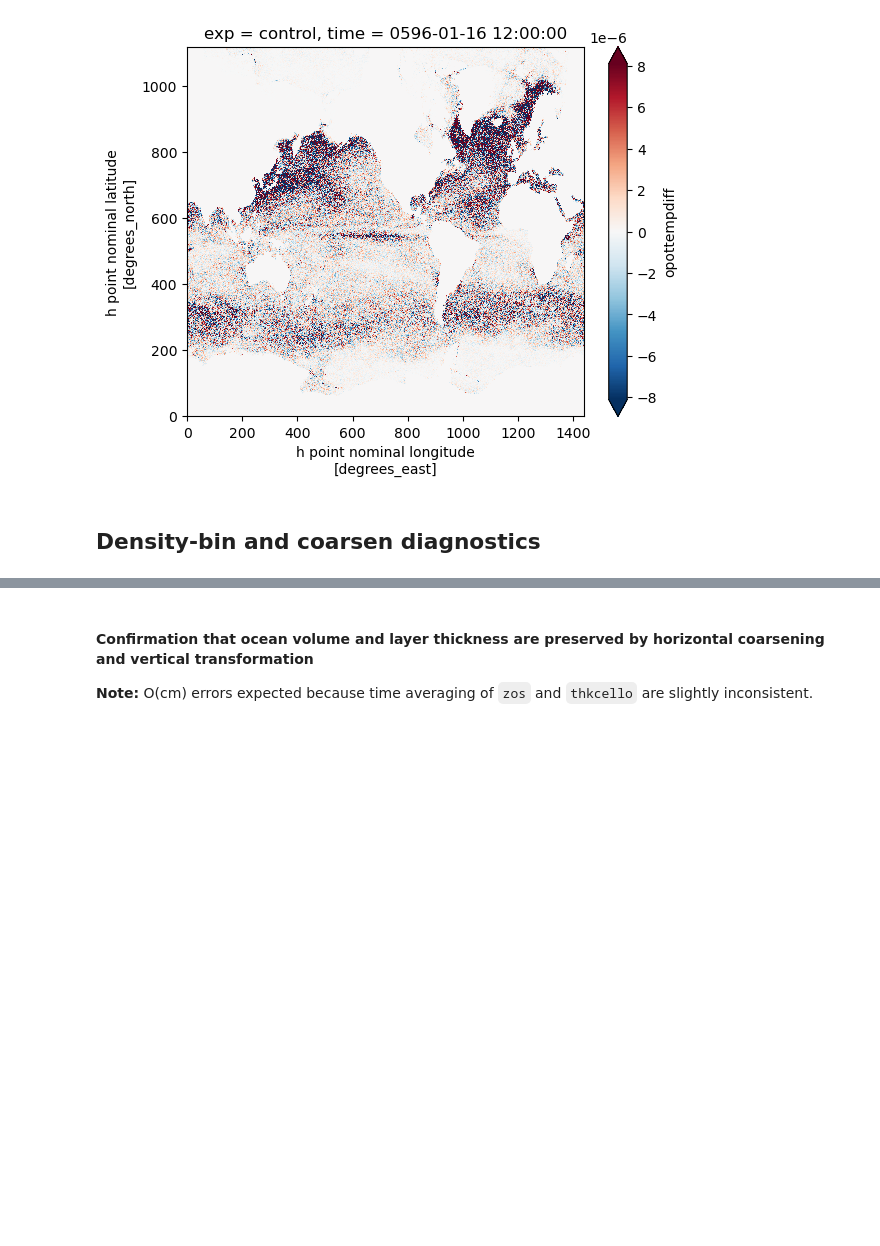
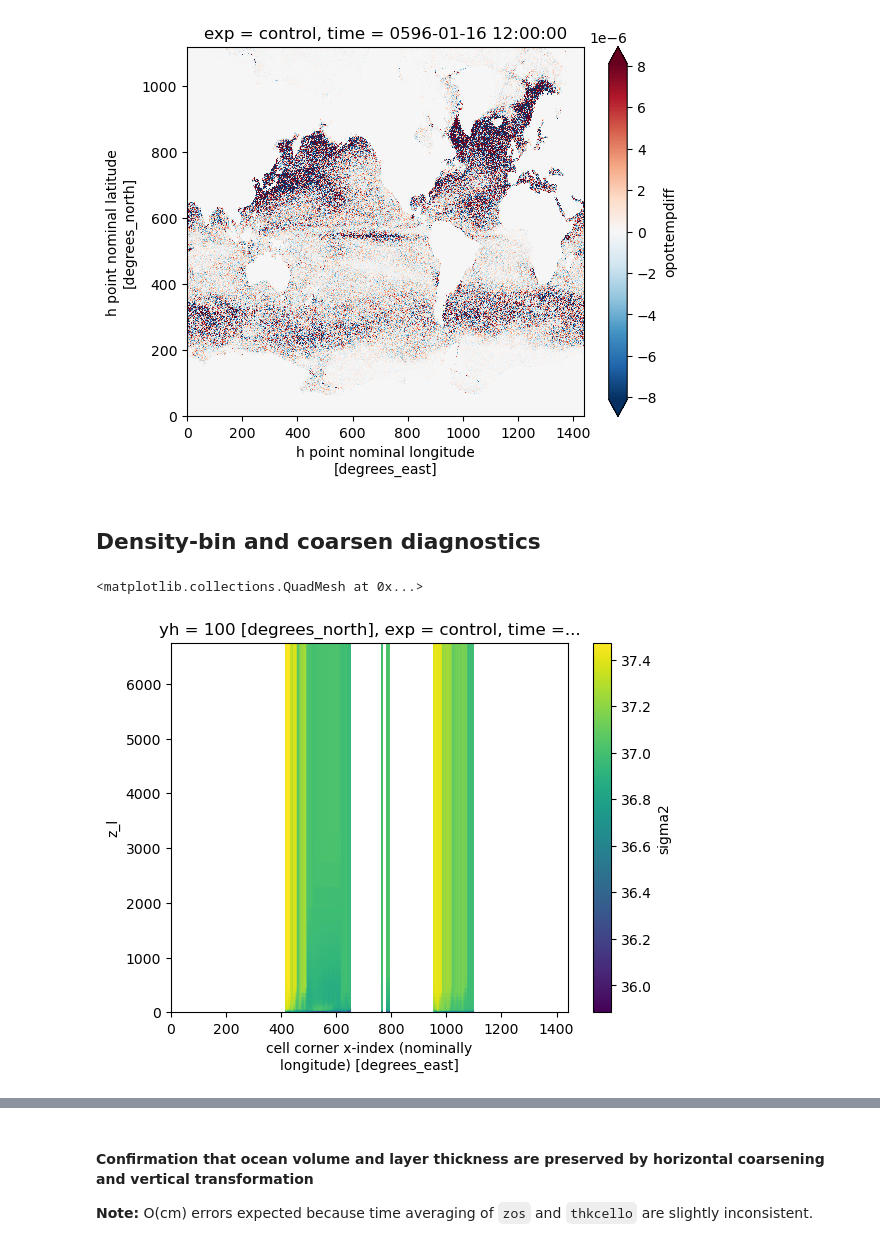
Before and after one commit to hdrake/CM4Xutils, a Jupyter notebook: examples/coarsen_budget_diags.ipynb, the cells around one changed output, grey strips where cells are left out. Drawn from its saved outputs; the diff is of its cells as text; code cells hidden in the pictures; blank space fills up the shorter version.

```diff
--- a/examples/coarsen_budget_diags.ipynb
+++ b/examples/coarsen_budget_diags.ipynb
@@ -69,3 +70,36 @@ grid._ds["opottempdiff"].isel(exp=0, time=0).sum("z_l").plot(robust=True);
 [figure]
 # %% [markdown]
 ## Density-bin and coarsen diagnostics
+# %%
+coarsen_dims = {
+        "CM4Xp25": {"X": 6, "Y": 6},
+        "CM4Xp125": {"X": 6, "Y": 5}, # Note: these are already on d2 grid
+    }
+
+with warnings.catch_warnings():
+    warnings.simplefilter(action='ignore', category=FutureWarning)
+    warnings.simplefilter(action='ignore', category=UserWarning)
+
+    ds = CM4Xutils.add_sigma2_coords(grid._ds)
+    vars_2d = [v for v in ds.data_vars if sorted(ds[v].dims) == ['exp', 'time', 'xh', 'yh']]
+    ds_sigma2 = xr.merge([
+        CM4Xutils.remap_vertical_coord("sigma2", ds, grid),
+        ds[vars_2d]
+    ])
+# %%
+coord = "sigma2"
+
+coord_X, coord_Y = CM4Xutils.itp_tracer_to_transports(
+    grid,
+    ds[coord],
+    ds.umo,
+    ds.vmo
+)
+Z_l = "z_l"
+coord_X_filled = coord_X.ffill(dim=Z_l, limit=None)
+coord_Y_filled = coord_Y.ffill(dim=Z_l, limit=None)
+# %%
+coord_X_filled.isel(time=0, exp=0, yh=100).plot()
+# %% [output]
+<matplotlib.collections.QuadMesh at 0x...>
+[figure, added]
```
Also changed, not shown: parts of 24 cells of this notebook.
